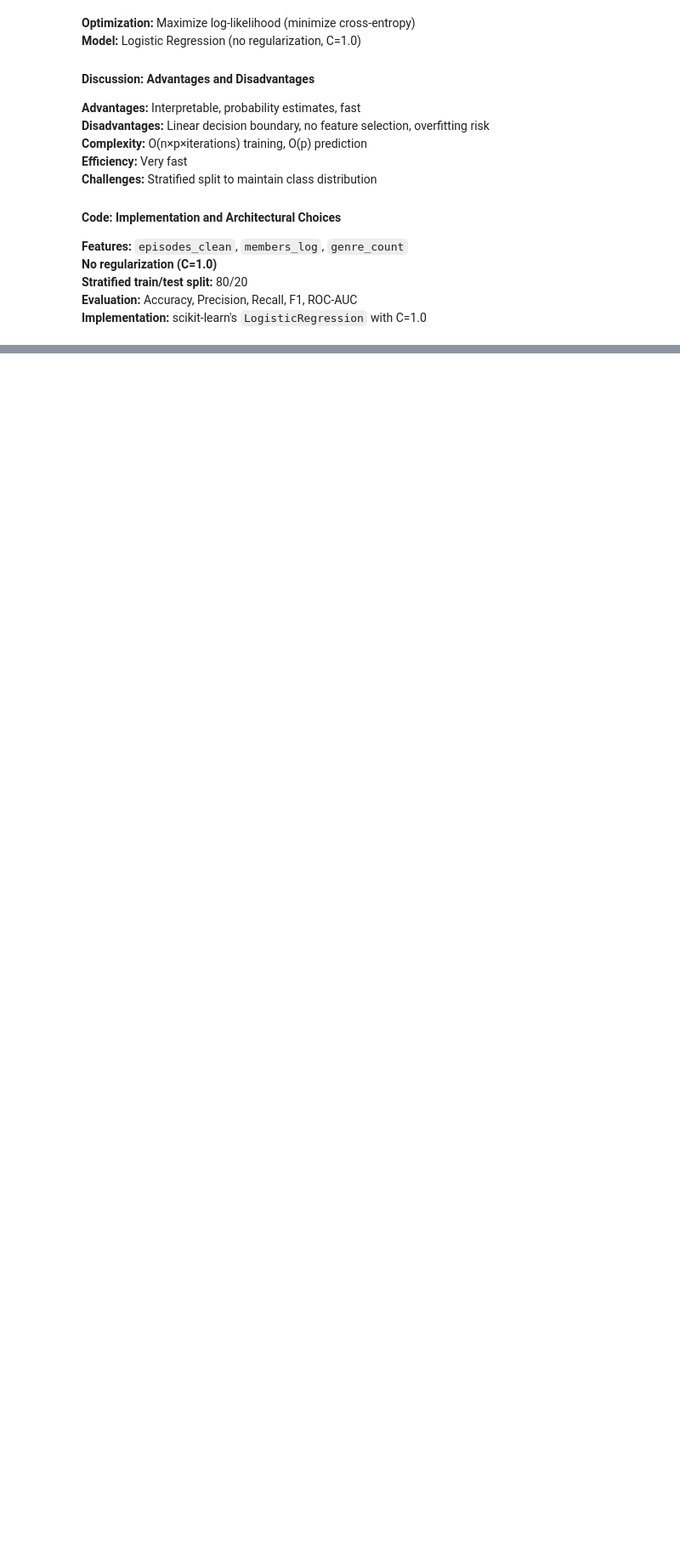
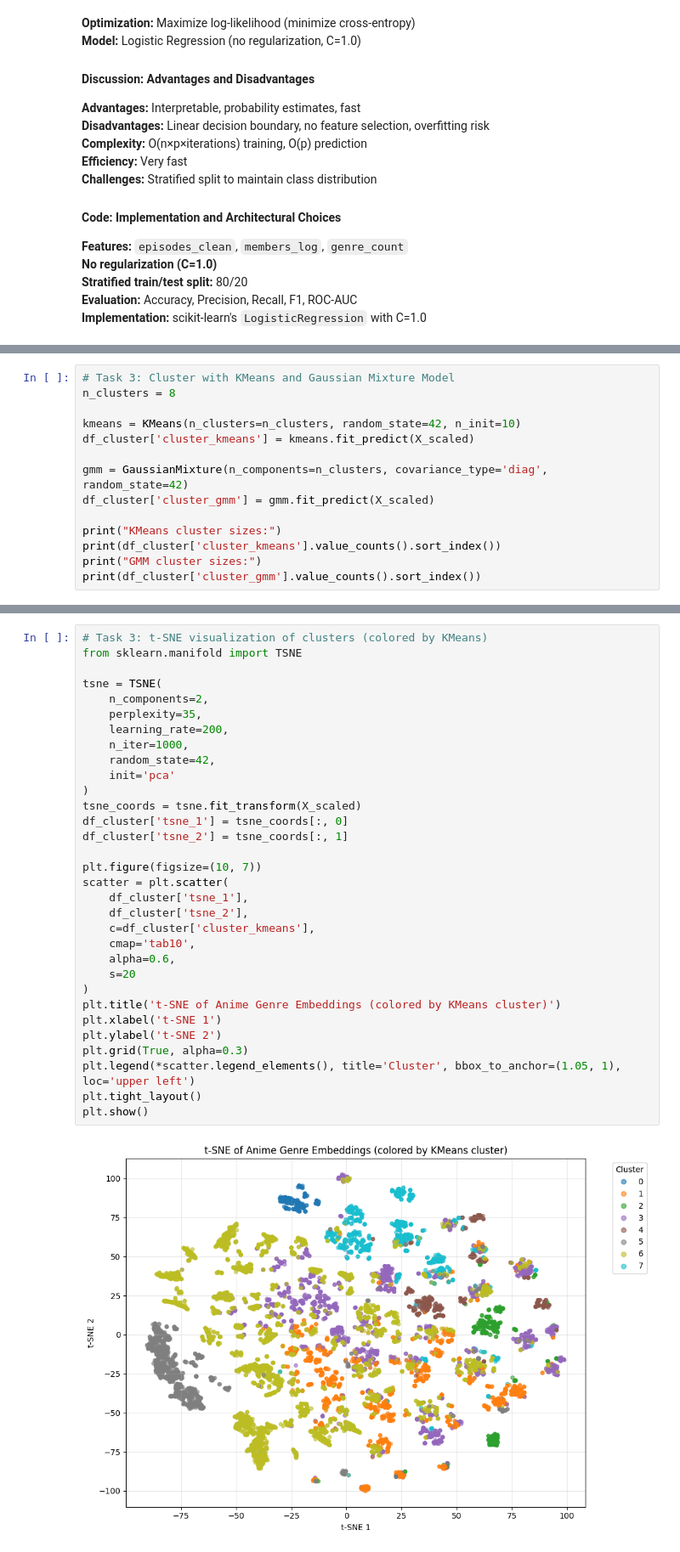
Before and after one commit to LC0229/Fake-Job-Posting, a Jupyter notebook: workbook.ipynb, the cells around one changed output, grey strips where cells are left out. Shown: that part at 85% size. Cells and saved outputs as stored; diff of their text form; blank space fills up the shorter version.

Commit message:
add task 3

```diff
--- a/workbook.ipynb
+++ b/workbook.ipynb
@@ -1093,0 +1151,14 @@ F1: 0.9822, ROC-AUC: 0.9986
+# %%
+# Task 3: Cluster with KMeans and Gaussian Mixture Model
+n_clusters = 8
+
+kmeans = KMeans(n_clusters=n_clusters, random_state=42, n_init=10)
+df_cluster['cluster_kmeans'] = kmeans.fit_predict(X_scaled)
+
+gmm = GaussianMixture(n_components=n_clusters, covariance_type='diag', random_state=42)
+df_cluster['cluster_gmm'] = gmm.fit_predict(X_scaled)
+
+print("KMeans cluster sizes:")
+print(df_cluster['cluster_kmeans'].value_counts().sort_index())
+print("GMM cluster sizes:")
+print(df_cluster['cluster_gmm'].value_counts().sort_index())
@@ -1093,0 +1183,34 @@ F1: 0.9822, ROC-AUC: 0.9986
+# %%
+# Task 3: t-SNE visualization of clusters (colored by KMeans)
+from sklearn.manifold import TSNE
+
+tsne = TSNE(
+    n_components=2,
+    perplexity=35,
+    learning_rate=200,
+    n_iter=1000,
+    random_state=42,
+    init='pca'
+)
+tsne_coords = tsne.fit_transform(X_scaled)
+df_cluster['tsne_1'] = tsne_coords[:, 0]
+df_cluster['tsne_2'] = tsne_coords[:, 1]
+
+plt.figure(figsize=(10, 7))
+scatter = plt.scatter(
+    df_cluster['tsne_1'],
+    df_cluster['tsne_2'],
+    c=df_cluster['cluster_kmeans'],
+    cmap='tab10',
+    alpha=0.6,
+    s=20
+)
+plt.title('t-SNE of Anime Genre Embeddings (colored by KMeans cluster)')
+plt.xlabel('t-SNE 1')
+plt.ylabel('t-SNE 2')
+plt.grid(True, alpha=0.3)
+plt.legend(*scatter.legend_elements(), title='Cluster', bbox_to_anchor=(1.05, 1), loc='upper left')
+plt.tight_layout()
+plt.show()
+# %% [output]
+[figure, added]
```
Also changed, not shown: parts of 7 cells of this notebook, 3 other files.
